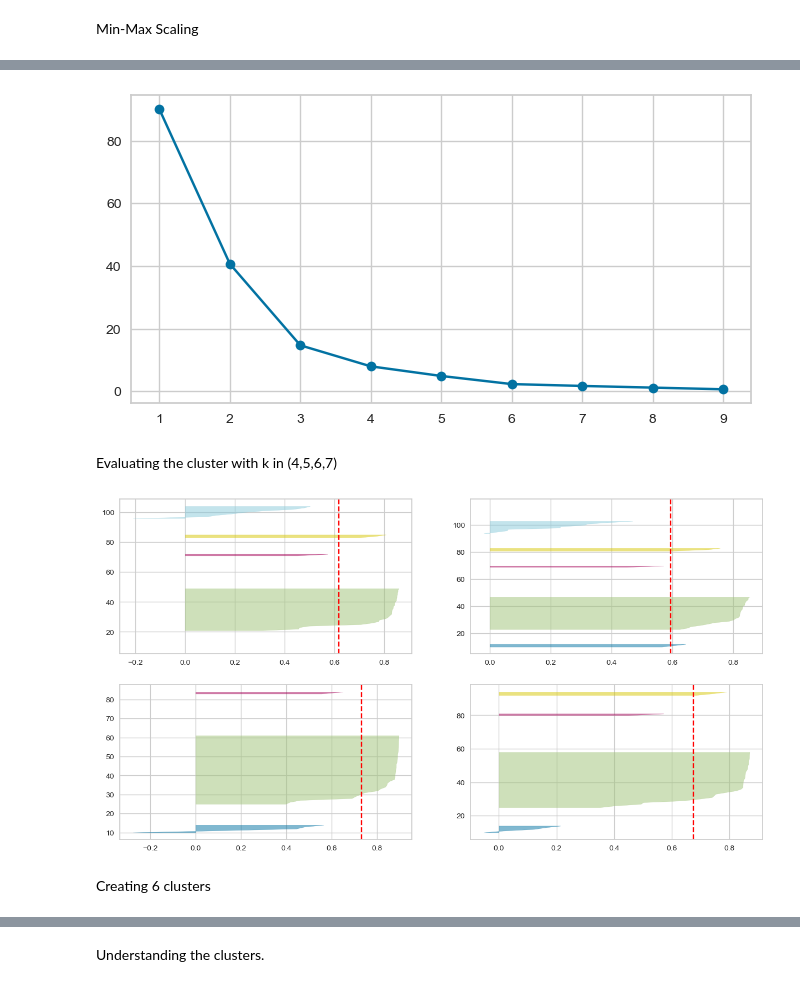
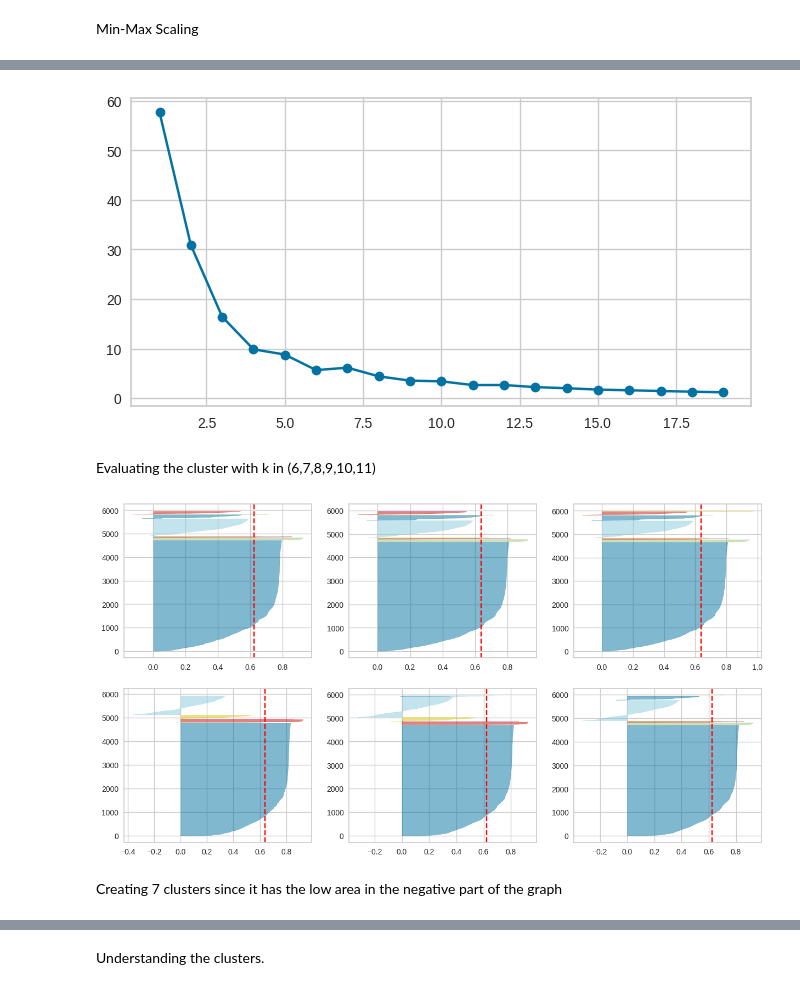
Before and after one commit to dineshb302/TERM2, a Jupyter notebook: MLUL_Product_Segmentation.ipynb, the cells around one changed output, grey strips where cells are left out. Cells and saved outputs as stored; diff of their text form; code cells hidden in the pictures.

```diff
--- a/MLUL_Product_Segmentation.ipynb
+++ b/MLUL_Product_Segmentation.ipynb
@@ -188,7 +240,8 @@ min_max_scale_cust_df = scaler.fit_transform( cust_df[['Quantity',
 # %%
-min_max_scale_cust_df = pd.DataFrame(min_max_scale_cust_df,
-                                     columns = ['Quantity',
-                                                'Amount',
-                                                'UniqueItems'])
-min_max_scale_cust_df[0:5]
+min_max_scale_item_df = pd.DataFrame(min_max_scale_cust_df,
+                                     columns = ['NumberofCustomer',
+                                                'ItemShare',
+                                                'AvgQty/Order',
+                                                'AvgPrice'] )
+min_max_scale_item_df[0:5]
 # %% [output]
@@ -228,0 +256,11 @@ kmn_df[0:5]
+# %%
+## We can proceed with either the Standard Scaled dataframe or the Min-Max Scaled DataFrame
+## So use either std_scale_item_df or min_max_scale_item_df as the scale_item_df
+
+scale_item_df = min_max_scale_item_df      ## Based on analysis and trying out all 3 options, we find Min-Max scaled data gives better results
+
+## For no scaling use
+#scale_item_df = Item_df
+# %%
+kmn_df = scale_item_df.get(['NumberofCustomer','ItemShare','AvgQty/Order','AvgPrice'])
+kmn_df.describe()
@@ -229,6 +277,6 @@ kmn_df[0:5]
 # %%
 ## KMEANS Clustering -- Elbow method
-cluster_range = range( 1, 10 )
+cluster_range = range( 1, 20 )
 cluster_errors = []
 
 for num_clusters in cluster_range:
@@ -239,24 +287,24 @@ for num_clusters in cluster_range:
 plt.figure(figsize=(8,4))
 plt.plot( cluster_range, cluster_errors, marker = "o" );
 # %% [output]
-[figure, old version]
+[figure, new version]
 # %% [markdown]
-Evaluating the cluster with k in (4,5,6,7)
+Evaluating the cluster with k in (6,7,8,9,10,11)
 # %%
 ## Silhouette Visualization
 
-fig, ax = plt.subplots(2, 2, figsize=(15,8))
-num_clusters = [4, 5, 6, 7]
+fig, ax = plt.subplots(2, 3, figsize=(15,8))
+num_clusters = [6,7,8,9,10,11]
 for i, k in enumerate(num_clusters):
     km = KMeans(n_clusters=k,
                 random_state=42)
-    q, mod = divmod(i, 2)
+    q, mod = divmod(i, 3)
     visualizer = SilhouetteVisualizer(km,
                                       colors='yellowbrick',
                                       ax=ax[q-1][mod])
     visualizer.fit(kmn_df)
 # %% [output]
-[figure, old version]
+[figure, new version]
-# %% [markdown]
-Creating 6 clusters
+# %% [markdown]
+Creating 7 clusters since it has the low area in the negative part of the graph
 # %%
```
Also changed, not shown: parts of 68 cells of this notebook.
